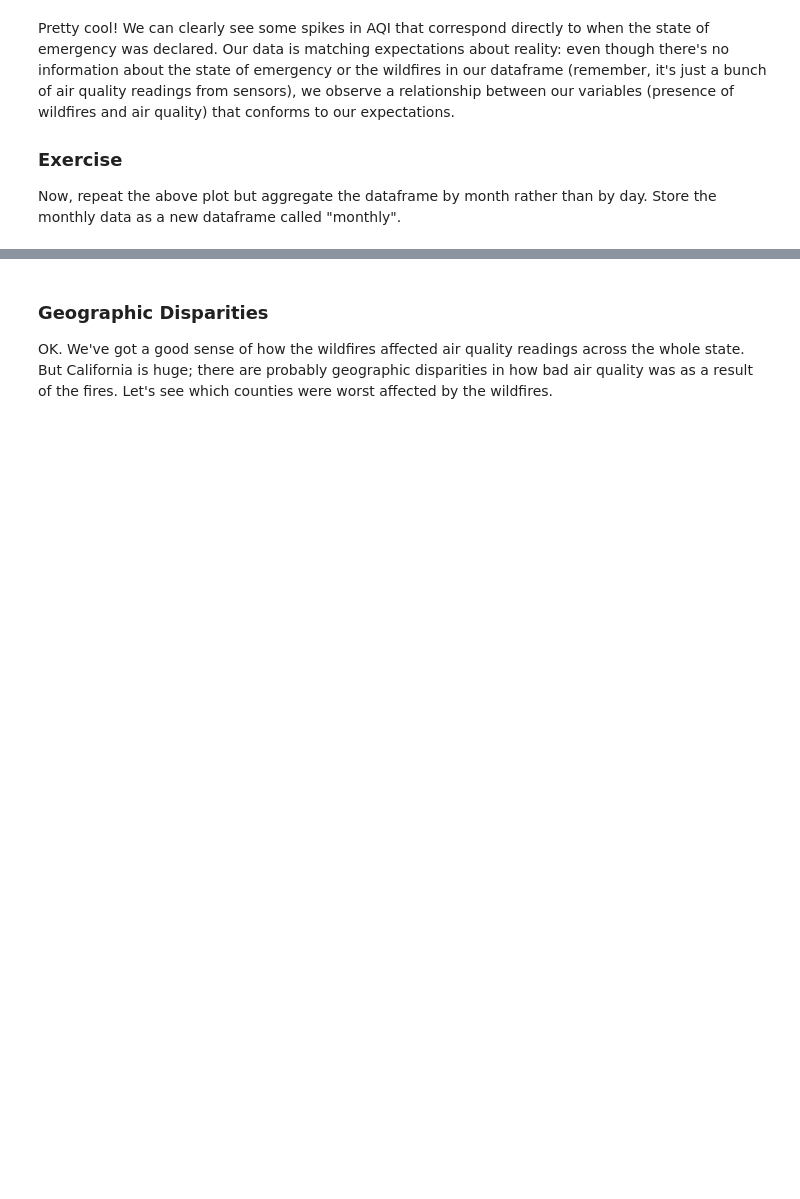
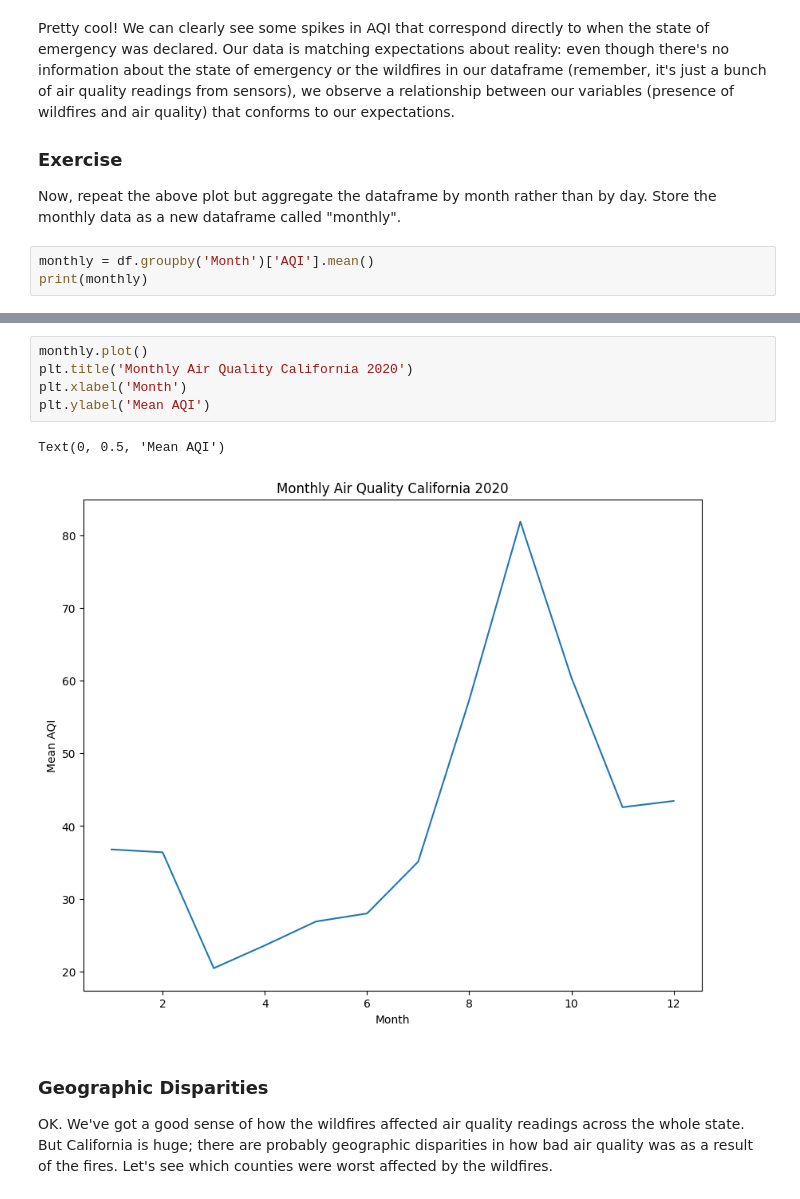
Before and after one commit to ella-tek/qm2, a Jupyter notebook: notebooks/W03. Spatial Data.ipynb, the cells around one changed output, grey strips where cells are left out. Saved outputs shown, nothing was run; the diff lists cells and outputs as text; blank space fills up the shorter version.

```diff
--- a/notebooks/W03. Spatial Data.ipynb
+++ b/notebooks/W03. Spatial Data.ipynb
@@ -167,3 +169,6 @@ Pretty cool! We can clearly see some spikes in AQI that correspond directly to w
 
 ### Exercise
 Now, repeat the above plot but aggregate the dataframe by month rather than by day. Store the monthly data as a new dataframe called "monthly".
+# %%
+monthly = df.groupby('Month')['AQI'].mean()
+print(monthly)
@@ -170,3 +190,11 @@ Now, repeat the above plot but aggregate the dataframe by month rather than by d
+# %%
+monthly.plot()
+plt.title('Monthly Air Quality California 2020')
+plt.xlabel('Month')
+plt.ylabel('Mean AQI')
+# %% [output]
+Text(0, 0.5, 'Mean AQI')
+[figure, added]
 # %% [markdown]
 ### Geographic Disparities
 
```
Also changed, not shown: parts of 14 cells of this notebook.
